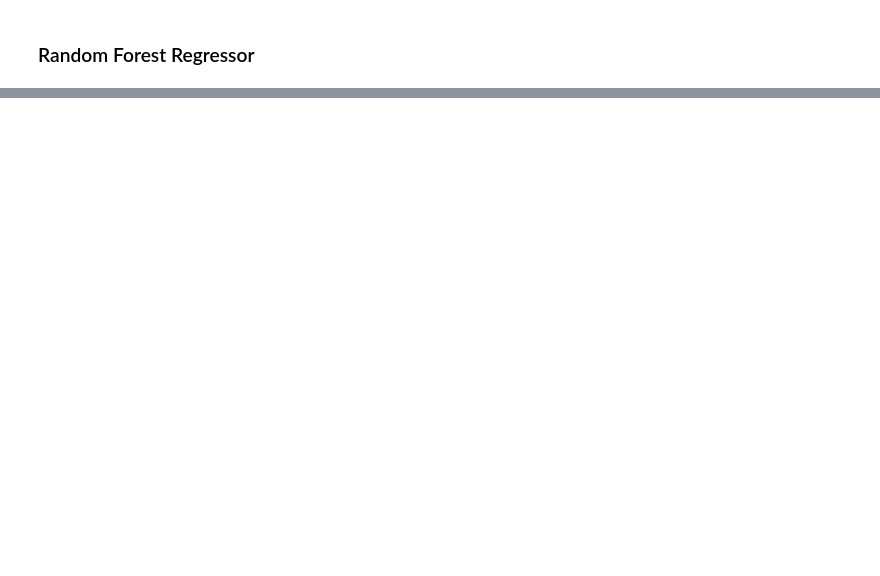
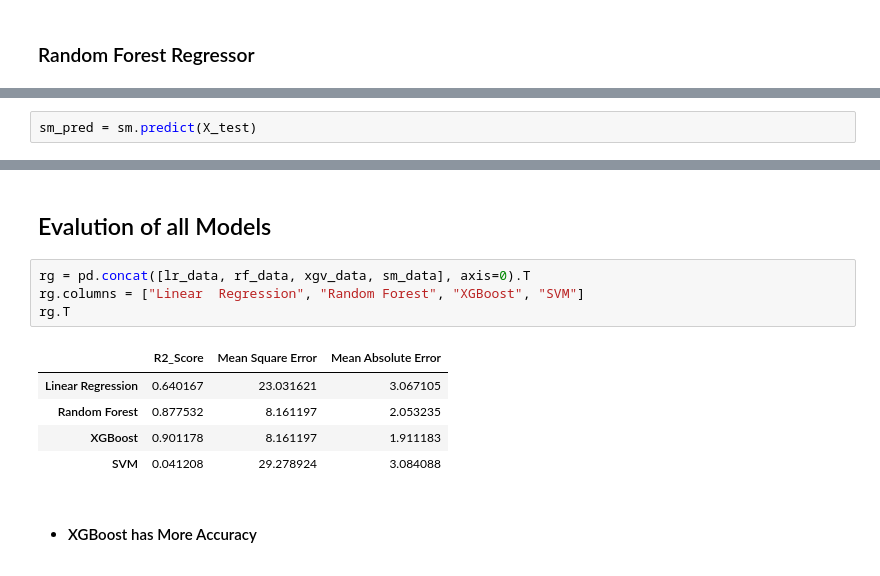
Before and after one commit to RitwikGanguly/Machine-Learning-Ritwik, a Jupyter notebook: Supervised Learning/Regression/Boston House Sell/Boston_House_Price_Prediction.ipynb, the cells around one changed output, grey strips where cells are left out. Cells and saved outputs as stored; diff of their text form; blank space fills up the shorter version.

```diff
--- a/Supervised Learning/Regression/Boston House Sell/Boston_House_Price_Prediction.ipynb
+++ b/Supervised Learning/Regression/Boston House Sell/Boston_House_Price_Prediction.ipynb
@@ -276,0 +391,2 @@ plt.show()
+# %%
+sm_pred = sm.predict(X_test)
@@ -276,0 +409,14 @@ plt.show()
+# %% [markdown]
+## Evalution of all Models
+# %%
+rg = pd.concat([lr_data, rf_data, xgv_data, sm_data], axis=0).T
+rg.columns = ["Linear  Regression", "Random Forest", "XGBoost", "SVM"]
+rg.T
+# %% [output]
+|  | R2_Score | Mean Square Error | Mean Absolute Error |
+| Linear Regression | 0.640167 | 23.031621 | 3.067105 |
+| Random Forest | 0.877532 | 8.161197 | 2.053235 |
+| XGBoost | 0.901178 | 8.161197 | 1.911183 |
+| SVM | 0.041208 | 29.278924 | 3.084088 |
+# %% [markdown]
+- #### XGBoost has More Accuracy
```
Also changed, not shown: parts of 23 cells of this notebook.
